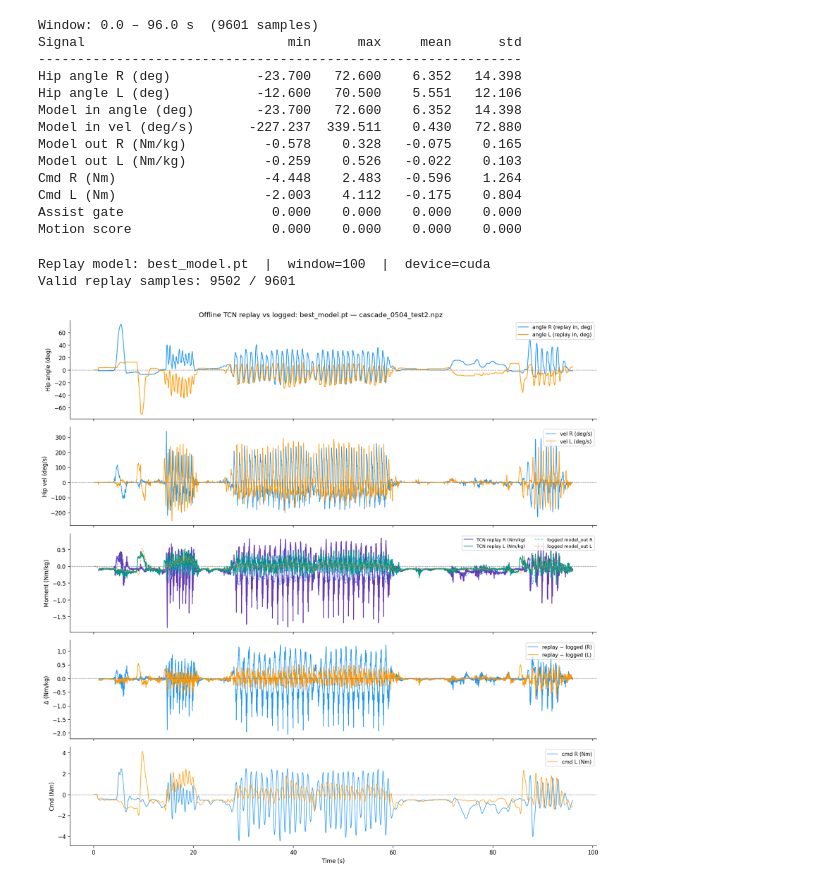
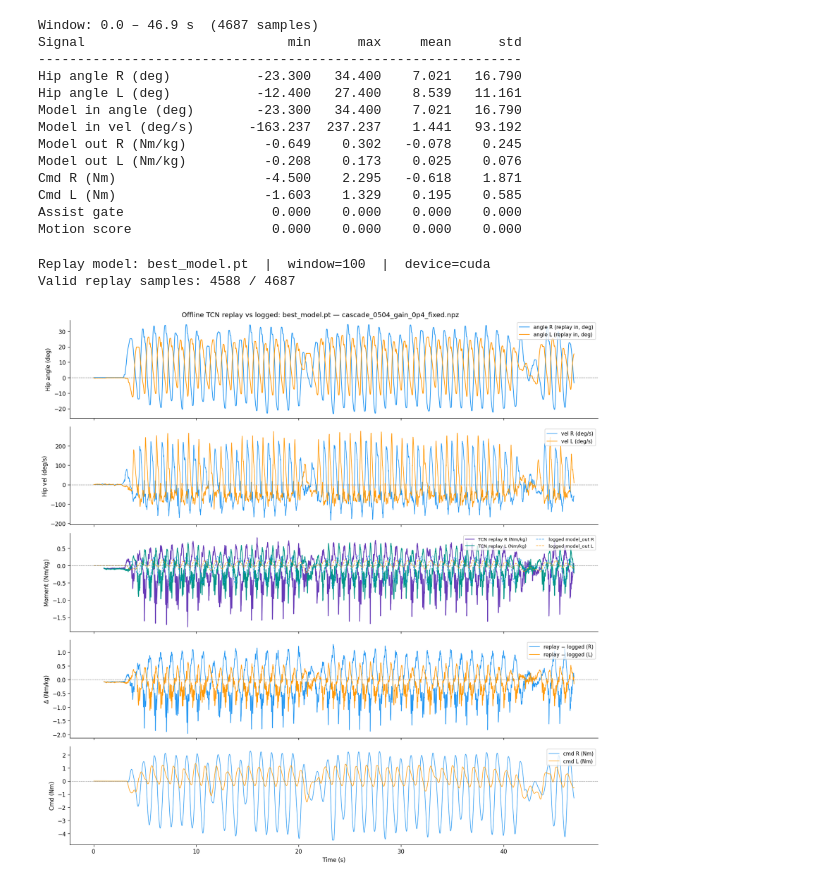
Before and after one commit to luorix1/MeMo-IK-ID, a Jupyter notebook: hip-exo-ctrl/data_analysis/analysis.ipynb, the cells around one changed output. Saved outputs shown, nothing was run; the diff lists cells and outputs as text; code cells hidden in the pictures.

```diff
--- a/hip-exo-ctrl/data_analysis/analysis.ipynb
+++ b/hip-exo-ctrl/data_analysis/analysis.ipynb
@@ -11,7 +11,7 @@ from IPython.display import display, Image
 
 # ── change this path to load a different trial ────────────────────────────
 # FILE_PATH = "/home/metamobility3/Jinwoo/os_kinetics/cascade_0502_gain_0p3.npz"
-FILE_PATH = "/home/metamobility3/Jinwoo/os_kinetics/cascade_0504_gain_0p4.npz"
+FILE_PATH = "/home/metamobility3/Jinwoo/os_kinetics/cascade_0504_gain_0p4_fixed.npz"
 # ──────────────────────────────────────────────────────────────────────────
 # %%
 d = np.load(FILE_PATH, allow_pickle=True)
@@ -192,16 +192,16 @@ print("-" * 62)
 for name, sig in signals.items():
     print(f"{name:<26} {sig.min():8.3f} {sig.max():8.3f} {sig.mean():8.3f} {sig.std():8.3f}")
 # %% [output]
-Window: 0.0 – 96.0 s  (9601 samples)
+Window: 0.0 – 46.9 s  (4687 samples)
 Signal                          min      max     mean      std
 --------------------------------------------------------------
-Hip angle R (deg)           -23.700   72.600    6.352   14.398
-Hip angle L (deg)           -12.600   70.500    5.551   12.106
-Model in angle (deg)        -23.700   72.600    6.352   14.398
-Model in vel (deg/s)       -227.237  339.511    0.430   72.880
-Model out R (Nm/kg)          -0.578    0.328   -0.075    0.165
-Model out L (Nm/kg)          -0.259    0.526   -0.022    0.103
-Cmd R (Nm)                   -4.448    2.483   -0.596    1.264
-Cmd L (Nm)                   -2.003    4.112   -0.175    0.804
+Hip angle R (deg)           -23.300   34.400    7.021   16.790
+Hip angle L (deg)           -12.400   27.400    8.539   11.161
+Model in angle (deg)        -23.300   34.400    7.021   16.790
+Model in vel (deg/s)       -163.237  237.237    1.441   93.192
+Model out R (Nm/kg)          -0.649    0.302   -0.078    0.245
+Model out L (Nm/kg)          -0.208    0.173    0.025    0.076
+Cmd R (Nm)                   -4.500    2.295   -0.618    1.871
+Cmd L (Nm)                   -1.603    1.329    0.195    0.585
 Assist gate                   0.000    0.000    0.000    0.000
 Motion score                  0.000    0.000    0.000    0.000
@@ -245,8 +355,7 @@ idx_r, idx_l = int(in_idx[0]), int(in_idx[1])
 
 # ── Build angle / velocity time series from .npz (same kinematics as CascadeHip) ──
 ang_r = hip_pos_R.astype(np.float64)
-# FIXME: left hip flexion angle sign in this .npz is inverted vs training convention — flip for offline replay
-ang_l = -hip_pos_L.astype(np.float64)
+ang_l = hip_pos_L.astype(np.float64)
 
 gyro_p = np.deg2rad(d["imu_P"][:, 4].astype(np.float64))
 vel_r = -np.deg2rad(d["imu_R"][:, 4].astype(np.float64)) - gyro_p
@@ -304,32 +413,32 @@ axs2[2].axhline(0, color="gray", lw=0.6, ls="--")
 axs2[2].set_ylabel("Moment (Nm/kg)")
 axs2[2].legend(fontsize=8, loc="upper right", ncol=2)
 
 diff_r = pred_r - model_out_R
 diff_l = pred_l - model_out_L
 axs2[3].plot(tplot, diff_r, color=PALETTE["R"], lw=1.0, label="replay − logged (R)")
 axs2[3].plot(tplot, diff_l, color=PALETTE["L"], lw=1.0, label="replay − logged (L)")
 axs2[3].axhline(0, color="gray", lw=0.6, ls="--")
 axs2[3].set_ylabel("Δ (Nm/kg)")
 axs2[3].legend(fontsize=9, loc="upper right")
 
 axs2[4].plot(tplot, cmd_R, color=PALETTE["R"], lw=1.0, alpha=0.9, label="cmd R (Nm)")
 axs2[4].plot(tplot, cmd_L, color=PALETTE["L"], lw=1.0, alpha=0.9, label="cmd L (Nm)")
 axs2[4].axhline(0, color="gray", lw=0.6, ls="--")
 axs2[4].set_ylabel("Cmd (Nm)")
 axs2[4].set_xlabel("Time (s)")
 axs2[4].legend(fontsize=9, loc="upper right")
 
 for ax in axs2:
     ax.spines[["top", "right"]].set_visible(False)
 
 fig2.suptitle(f"Offline TCN replay vs logged: {PT_PATH.name} — {os.path.basename(FILE_PATH)}", fontsize=12)
 plt.tight_layout()
 _buf = io.BytesIO()
 fig2.savefig(_buf, format="png", bbox_inches="tight", dpi=120)
 plt.close(fig2)
 _buf.seek(0)
 display(Image(data=_buf.read()))
 # %% [output]
 Replay model: best_model.pt  |  window=100  |  device=cuda
-Valid replay samples: 9502 / 9601
+Valid replay samples: 4588 / 4687
-[figure, old version]
+[figure, new version]
```
Also changed, not shown: parts of 3 cells of this notebook, 1 other file.
